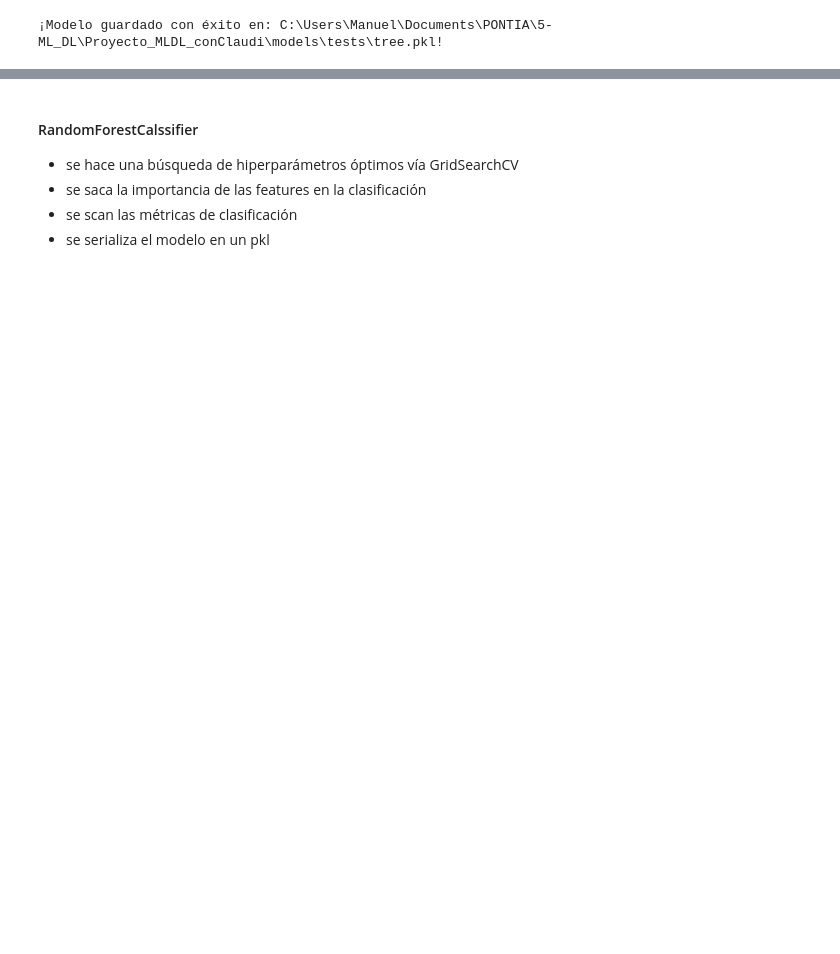
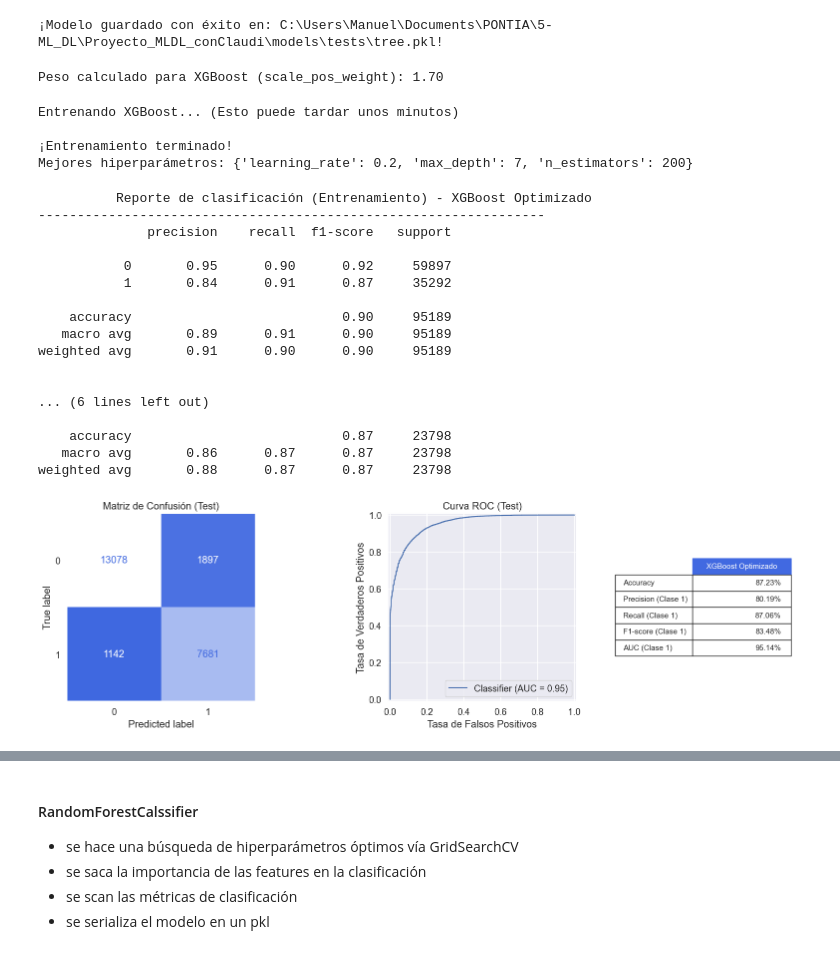
Before and after one commit to claudiberenguer/modulo5eval_ii, a Jupyter notebook: notebooks/finales/comparativa_modelos.ipynb, the cells around one changed output, grey strips where cells are left out. Saved outputs shown, nothing was run; the diff lists cells and outputs as text; code cells hidden in the pictures; blank space fills up the shorter version.

```diff
--- a/notebooks/finales/comparativa_modelos.ipynb
+++ b/notebooks/finales/comparativa_modelos.ipynb
@@ -85,0 +210,9 @@ print(f"¡Modelo guardado con éxito en: {config.DT_MODEL_PATH}!")
+# %%
+# Calcular el peso matemático del desbalanceo para las cancelaciones
+total_negativos = (y_train == 0).sum()
+total_positivos = (y_train == 1).sum()
+peso_cancelaciones = total_negativos / total_positivos
+
+print(f"Peso calculado para XGBoost (scale_pos_weight): {peso_cancelaciones:.2f}")
+# %% [output]
+Peso calculado para XGBoost (scale_pos_weight): 1.70
@@ -85,0 +225,53 @@ print(f"¡Modelo guardado con éxito en: {config.DT_MODEL_PATH}!")
+# %%
+# Grid
+param_grid_xgb = {
+    'n_estimators': [100, 200],
+    'max_depth': [3, 5, 7],
+    'learning_rate': [0.05, 0.1, 0.2]
+}
+# %%
+# mejores hiperparámetros
+mejor_xgb, hiperparametros_xgb = optimizar_hiperparametros_modelo(
+    xgb_base,
+    param_grid_xgb,
+    X_train,
+    y_train
+)
+
+print("\nEntrenando XGBoost... (Esto puede tardar unos minutos)")
+print('\n¡Entrenamiento terminado!')
+print('Mejores hiperparámetros:', hiperparametros_xgb)
+# %% [output]
+Entrenando XGBoost... (Esto puede tardar unos minutos)
+
+¡Entrenamiento terminado!
+Mejores hiperparámetros: {'learning_rate': 0.2, 'max_depth': 7, 'n_estimators': 200}
+# %%
+# Las predicciones
+y_pred_train = mejor_xgb.predict(X_train)
+y_pred_test = mejor_xgb.predict(X_test)
+# %%
+# Probabilidades de cancelación
+y_proba_test = mejor_xgb.predict_proba(X_test)[:, 1]
+# %%
+# Evaluar los resultados
+evaluar_modelo(y_train, y_test, y_pred_train, y_pred_test, y_proba_test, 'XGBoost Optimizado')
+# %% [output]
+          Reporte de clasificación (Entrenamiento) - XGBoost Optimizado
+-----------------------------------------------------------------
+              precision    recall  f1-score   support
+
+           0       0.95      0.90      0.92     59897
+           1       0.84      0.91      0.87     35292
+
+    accuracy                           0.90     95189
+   macro avg       0.89      0.91      0.90     95189
+weighted avg       0.91      0.90      0.90     95189
+
+
+... (6 lines left out)
+
+    accuracy                           0.87     23798
+   macro avg       0.86      0.87      0.87     23798
+weighted avg       0.88      0.87      0.87     23798
+[figure, added]
```
Also changed, not shown: parts of 24 cells of this notebook, 4 other files.
